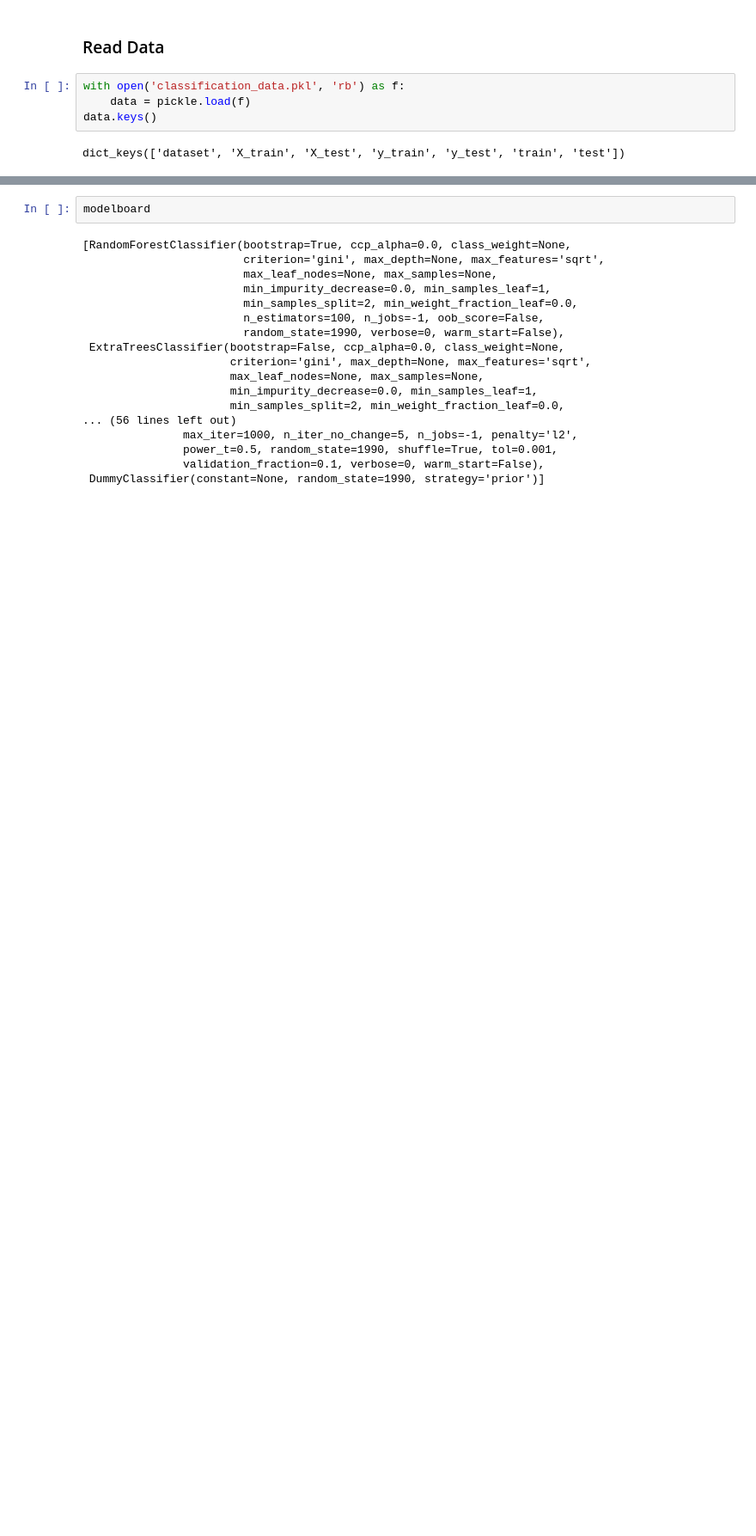
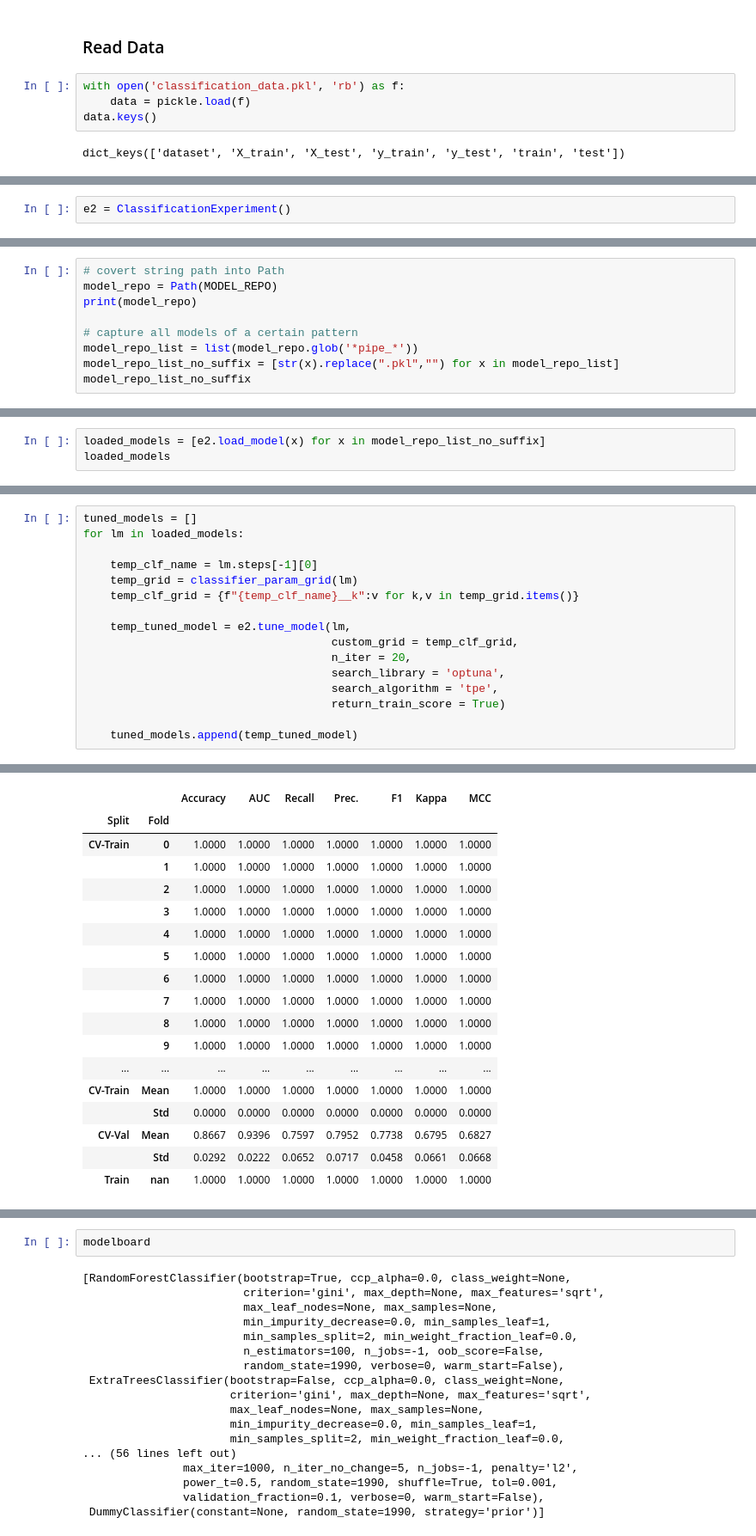
Before and after one commit to Takfes/python-classification, a Jupyter notebook: trainer-pycaret.ipynb, the cells around one changed output, grey strips where cells are left out. Shown at 86% size. Cells and saved outputs as stored; diff of their text form; blank space fills up the shorter version.

```diff
--- a/trainer-pycaret.ipynb
+++ b/trainer-pycaret.ipynb
@@ -230,0 +198,2 @@ ColumnTransformer(transformers=[('num',
+# %%
+e2 = ClassificationExperiment()
@@ -230,0 +222,9 @@ ColumnTransformer(transformers=[('num',
+# %%
+# covert string path into Path
+model_repo = Path(MODEL_REPO)
+print(model_repo)
+
+# capture all models of a certain pattern
+model_repo_list = list(model_repo.glob('*pipe_*'))
+model_repo_list_no_suffix = [str(x).replace(".pkl","") for x in model_repo_list]
+model_repo_list_no_suffix
@@ -230,0 +240,3 @@ ColumnTransformer(transformers=[('num',
+# %%
+loaded_models = [e2.load_model(x) for x in model_repo_list_no_suffix]
+loaded_models
@@ -230,0 +268,17 @@ ColumnTransformer(transformers=[('num',
+# %%
+tuned_models = []
+for lm in loaded_models:
+
+    temp_clf_name = lm.steps[-1][0]
+    temp_grid = classifier_param_grid(lm)
+    temp_clf_grid = {f"{temp_clf_name}__k":v for k,v in temp_grid.items()}
+
+    temp_tuned_model = e2.tune_model(lm,
+                                     custom_grid = temp_clf_grid,
+                                     n_iter = 20,
+                                     search_library = 'optuna',
+                                     search_algorithm = 'tpe',
+                                     return_train_score = True)
+
+    tuned_models.append(temp_tuned_model)
+# %% [output]
@@ -230,0 +286,18 @@ ColumnTransformer(transformers=[('num',
+|  |  | Accuracy | AUC | Recall | Prec. | F1 | Kappa | MCC |
+| Split | Fold |  |  |  |  |  |  |  |
+| CV-Train | 0 | 1.0000 | 1.0000 | 1.0000 | 1.0000 | 1.0000 | 1.0000 | 1.0000 |
+|  | 1 | 1.0000 | 1.0000 | 1.0000 | 1.0000 | 1.0000 | 1.0000 | 1.0000 |
+|  | 2 | 1.0000 | 1.0000 | 1.0000 | 1.0000 | 1.0000 | 1.0000 | 1.0000 |
+|  | 3 | 1.0000 | 1.0000 | 1.0000 | 1.0000 | 1.0000 | 1.0000 | 1.0000 |
+|  | 4 | 1.0000 | 1.0000 | 1.0000 | 1.0000 | 1.0000 | 1.0000 | 1.0000 |
+|  | 5 | 1.0000 | 1.0000 | 1.0000 | 1.0000 | 1.0000 | 1.0000 | 1.0000 |
+|  | 6 | 1.0000 | 1.0000 | 1.0000 | 1.0000 | 1.0000 | 1.0000 | 1.0000 |
+|  | 7 | 1.0000 | 1.0000 | 1.0000 | 1.0000 | 1.0000 | 1.0000 | 1.0000 |
+|  | 8 | 1.0000 | 1.0000 | 1.0000 | 1.0000 | 1.0000 | 1.0000 | 1.0000 |
+|  | 9 | 1.0000 | 1.0000 | 1.0000 | 1.0000 | 1.0000 | 1.0000 | 1.0000 |
+| ... | ... | ... | ... | ... | ... | ... | ... | ... |
+| CV-Train | Mean | 1.0000 | 1.0000 | 1.0000 | 1.0000 | 1.0000 | 1.0000 | 1.0000 |
+|  | Std | 0.0000 | 0.0000 | 0.0000 | 0.0000 | 0.0000 | 0.0000 | 0.0000 |
+| CV-Val | Mean | 0.8667 | 0.9396 | 0.7597 | 0.7952 | 0.7738 | 0.6795 | 0.6827 |
+|  | Std | 0.0292 | 0.0222 | 0.0652 | 0.0717 | 0.0458 | 0.0661 | 0.0668 |
+| Train | nan | 1.0000 | 1.0000 | 1.0000 | 1.0000 | 1.0000 | 1.0000 | 1.0000 |
```
Also changed, not shown: parts of 61 cells of this notebook, 3 other files.
